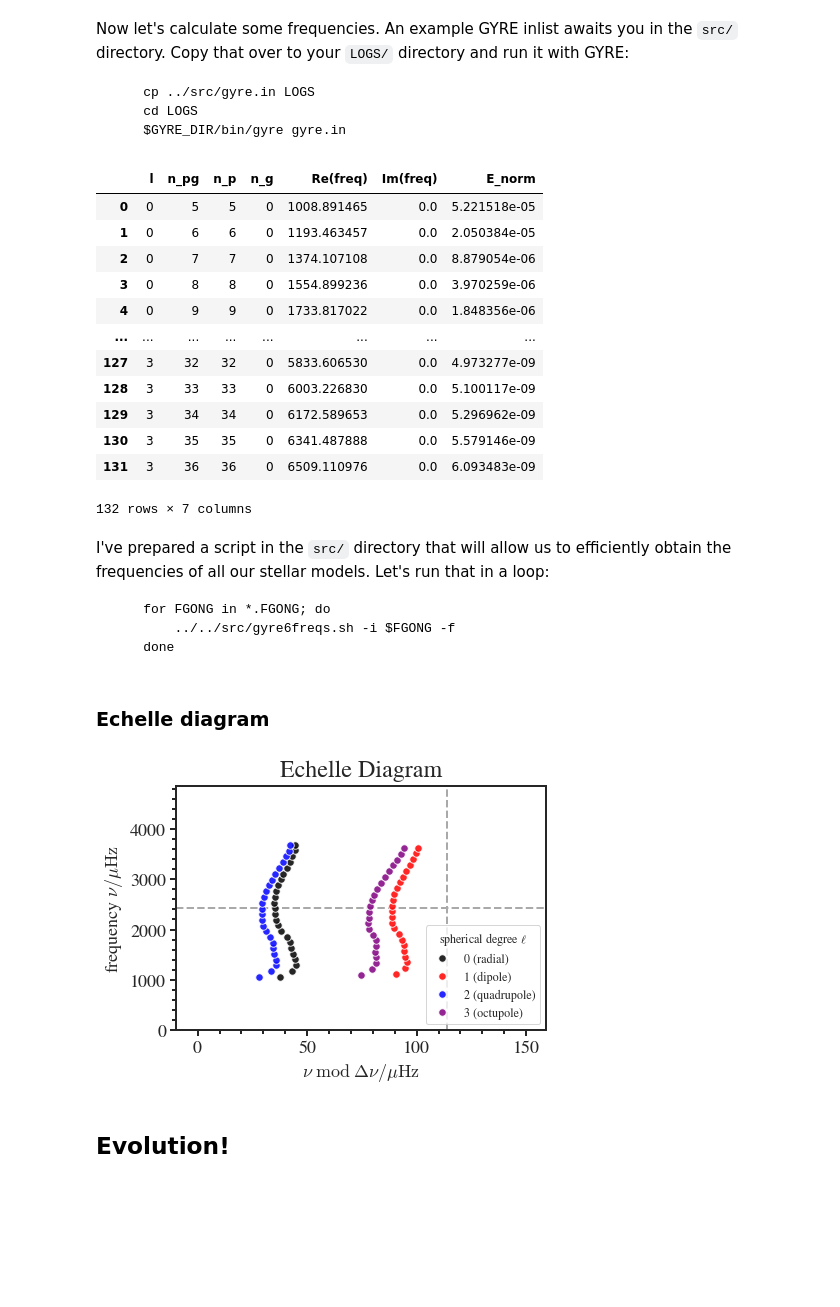
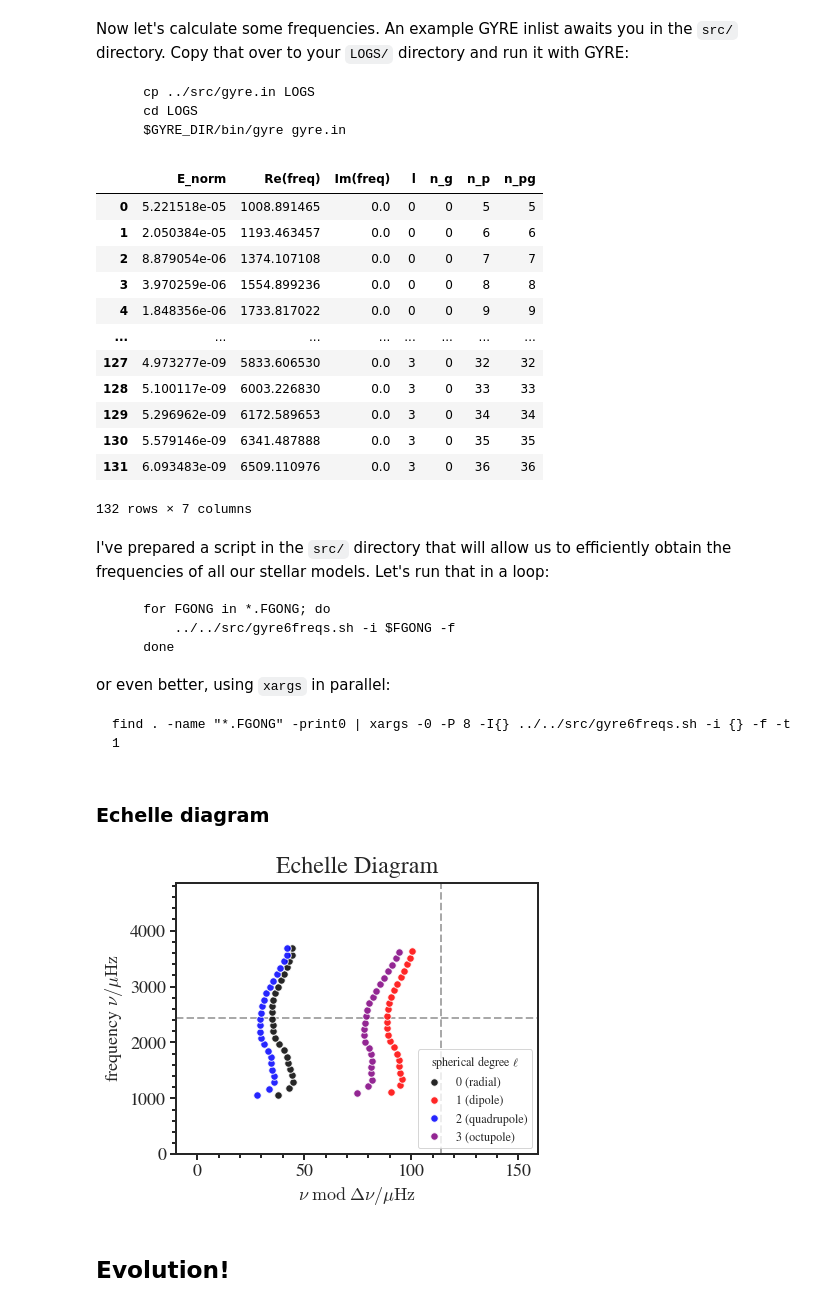
Before and after one commit to earlbellinger/mpa-kavli-astero-2023, a Jupyter notebook: tutorial.ipynb, the cells around one changed output. Saved outputs shown, nothing was run; the diff lists cells and outputs as text; code cells hidden in the pictures; blank space fills up the shorter version.

````diff
--- a/tutorial.ipynb
+++ b/tutorial.ipynb
@@ -86,7 +88,7 @@ plt.style.use('src/matplotlibrc')
 # %% [markdown]
 ## Read in MESA data
 # %%
-logs_dir = os.path.join('work_complete', 'LOGS')
+logs_dir = os.path.join('work', 'LOGS')
 # %%
 def load_history_file(logs_dir=logs_dir):
     return pd.read_table(os.path.join(logs_dir, 'history.data'),
@@ -286,18 +283,18 @@ def get_frequencies(profile_number, logs_dir=logs_dir):
 
 get_frequencies(1)
 # %% [output]
-|  | l | n_pg | n_p | n_g | Re(freq) | Im(freq) | E_norm |
-| 0 | 0 | 5 | 5 | 0 | 1008.891465 | 0.0 | 5.221518e-05 |
-| 1 | 0 | 6 | 6 | 0 | 1193.463457 | 0.0 | 2.050384e-05 |
-| 2 | 0 | 7 | 7 | 0 | 1374.107108 | 0.0 | 8.879054e-06 |
-| 3 | 0 | 8 | 8 | 0 | 1554.899236 | 0.0 | 3.970259e-06 |
-| 4 | 0 | 9 | 9 | 0 | 1733.817022 | 0.0 | 1.848356e-06 |
+|  | E_norm | Re(freq) | Im(freq) | l | n_g | n_p | n_pg |
+| 0 | 5.221518e-05 | 1008.891465 | 0.0 | 0 | 0 | 5 | 5 |
+| 1 | 2.050384e-05 | 1193.463457 | 0.0 | 0 | 0 | 6 | 6 |
+| 2 | 8.879054e-06 | 1374.107108 | 0.0 | 0 | 0 | 7 | 7 |
+| 3 | 3.970259e-06 | 1554.899236 | 0.0 | 0 | 0 | 8 | 8 |
+| 4 | 1.848356e-06 | 1733.817022 | 0.0 | 0 | 0 | 9 | 9 |
 | ... | ... | ... | ... | ... | ... | ... | ... |
-| 127 | 3 | 32 | 32 | 0 | 5833.606530 | 0.0 | 4.973277e-09 |
-| 128 | 3 | 33 | 33 | 0 | 6003.226830 | 0.0 | 5.100117e-09 |
-| 129 | 3 | 34 | 34 | 0 | 6172.589653 | 0.0 | 5.296962e-09 |
-| 130 | 3 | 35 | 35 | 0 | 6341.487888 | 0.0 | 5.579146e-09 |
-| 131 | 3 | 36 | 36 | 0 | 6509.110976 | 0.0 | 6.093483e-09 |
+| 127 | 4.973277e-09 | 5833.606530 | 0.0 | 3 | 0 | 32 | 32 |
+| 128 | 5.100117e-09 | 6003.226830 | 0.0 | 3 | 0 | 33 | 33 |
+| 129 | 5.296962e-09 | 6172.589653 | 0.0 | 3 | 0 | 34 | 34 |
+| 130 | 5.579146e-09 | 6341.487888 | 0.0 | 3 | 0 | 35 | 35 |
+| 131 | 6.093483e-09 | 6509.110976 | 0.0 | 3 | 0 | 36 | 36 |
 132 rows × 7 columns
 # %% [markdown]
 I've prepared a script in the `src/` directory that will allow us to efficiently obtain the frequencies of all our stellar models. Let's run that in a loop:
@@ -307,6 +304,12 @@ I've prepared a script in the `src/` directory that will allow us to efficiently
         ../../src/gyre6freqs.sh -i $FGONG -f
     done
 ```
+
+or even better, using `xargs` in parallel:
+
+```
+find . -name "*.FGONG" -print0 | xargs -0 -P 8 -I{} ../../src/gyre6freqs.sh -i {} -f -t 1
+```
 # %%
 def get_all_frequencies(index=index, logs_dir=logs_dir):
     return [get_frequencies(profile_number, logs_dir=logs_dir)
@@ -318,43 +321,45 @@ freqs = get_all_frequencies()
 # %%
 ell_label = {0: 'radial', 1: 'dipole', 2: 'quadrupole', 3: 'octupole'}
 
-def plot_echelle(profile_number):
+def plot_echelle(profile_number, sph_deg=-1, rad_ord=-1):
     hist = get_history(profile_number)
     prof = profs[profile_number-1]
     freq = freqs[profile_number-1]
 
     nu_max   = hist.nu_max.values[0]
-    #Delta_nu = hist.delta_nu.values[0]
-
-    #freq = freqs[1]
     freq = freq[freq['Re(freq)'] < 5/3*nu_max]
     radial = freq[np.logical_and(freq.l == 0, freq.n_p > 10)]
     Dnu = np.mean(np.diff(radial['Re(freq)'].values))
 
     colors = ('black', 'red', 'blue', 'purple')
     for ell in np.unique(freq.l.values):
         nus = freq[freq.l == ell]
         plt.plot(nus['Re(freq)'] % Dnu,
                  nus['Re(freq)'], '.',
                  mfc=colors[ell], mec='white', alpha=0.85,
                  ms=15, mew=1,
                  label=str(ell) + ' (' + ell_label[ell] + ')')#r'$\ell=' + str(ell) + r'$')
+
+    if sph_deg >= 0 and rad_ord >= 0:
+        freq = freq[np.logical_and(freq.l == sph_deg, freq.n_pg == rad_ord)]
+        if len(freq) > 0:
+            plt.plot(freq['Re(freq)'] % Dnu, freq['Re(freq)'], 'o', zorder=-99, mec='k', ms=10, mfc='w')
 
     plt.legend(loc='lower right', title=r'spherical degree $\ell$', fontsize=12)
 
     plt.axvline(Dnu, ls='--', c='darkgray', zorder=-99)
     plt.axhline(nu_max, ls='--', c='darkgray', zorder=-99)
 
     plt.ylim([0, nu_max*5/3*1.2])
     plt.xlim([-10, Dnu*1.4])
 
     plt.ylabel(r'frequency $\nu/\mu\rm{Hz}$')
     plt.xlabel(r'$\nu\; \rm{mod}\; \Delta\nu/\mu\rm{Hz}$')
     plt.title('Echelle Diagram', size=24)
 
 plot_echelle(5)
 # %% [output]
-[figure, old version]
+[figure, new version]
 # %% [markdown]
 ## Evolution!
 # %%
````
Also changed, not shown: parts of 12 cells of this notebook, 2 other files.
